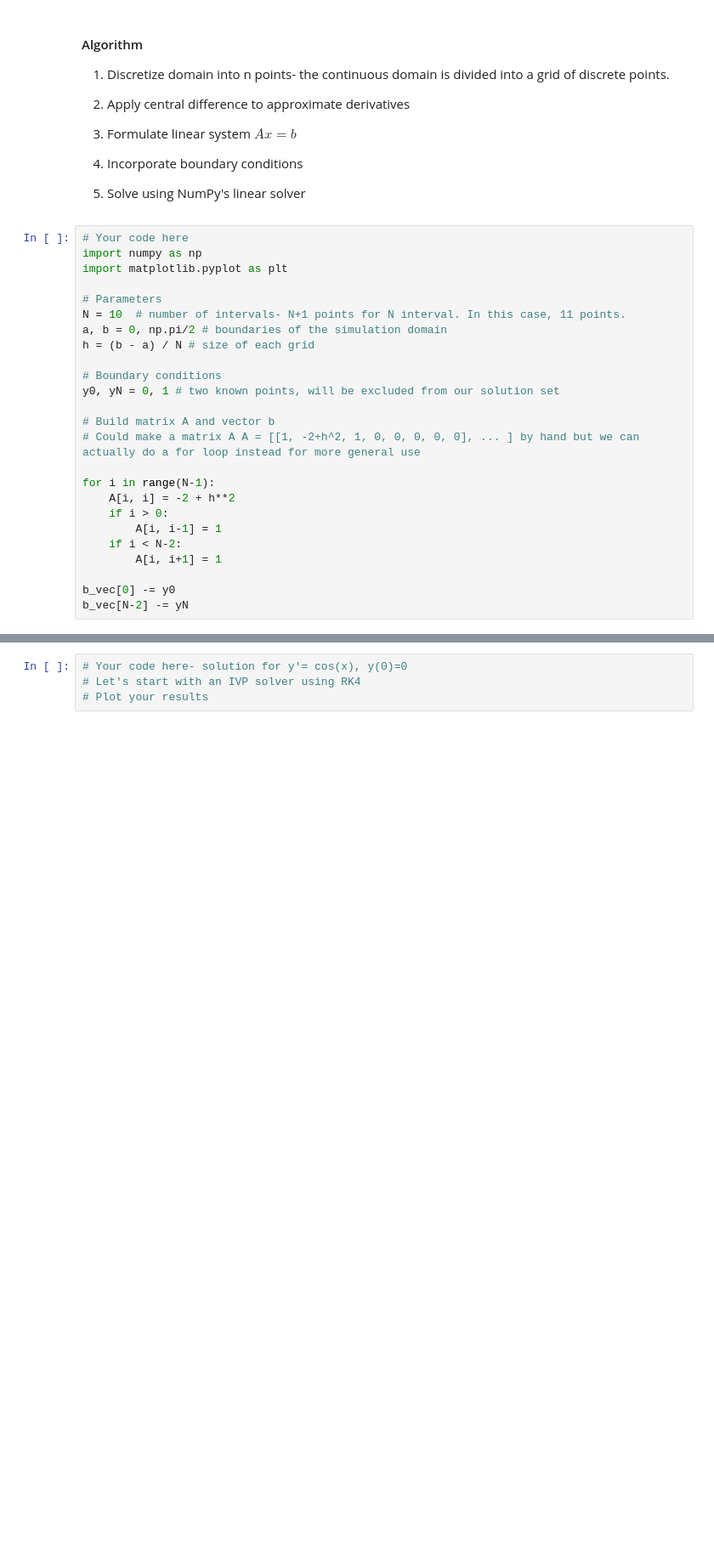
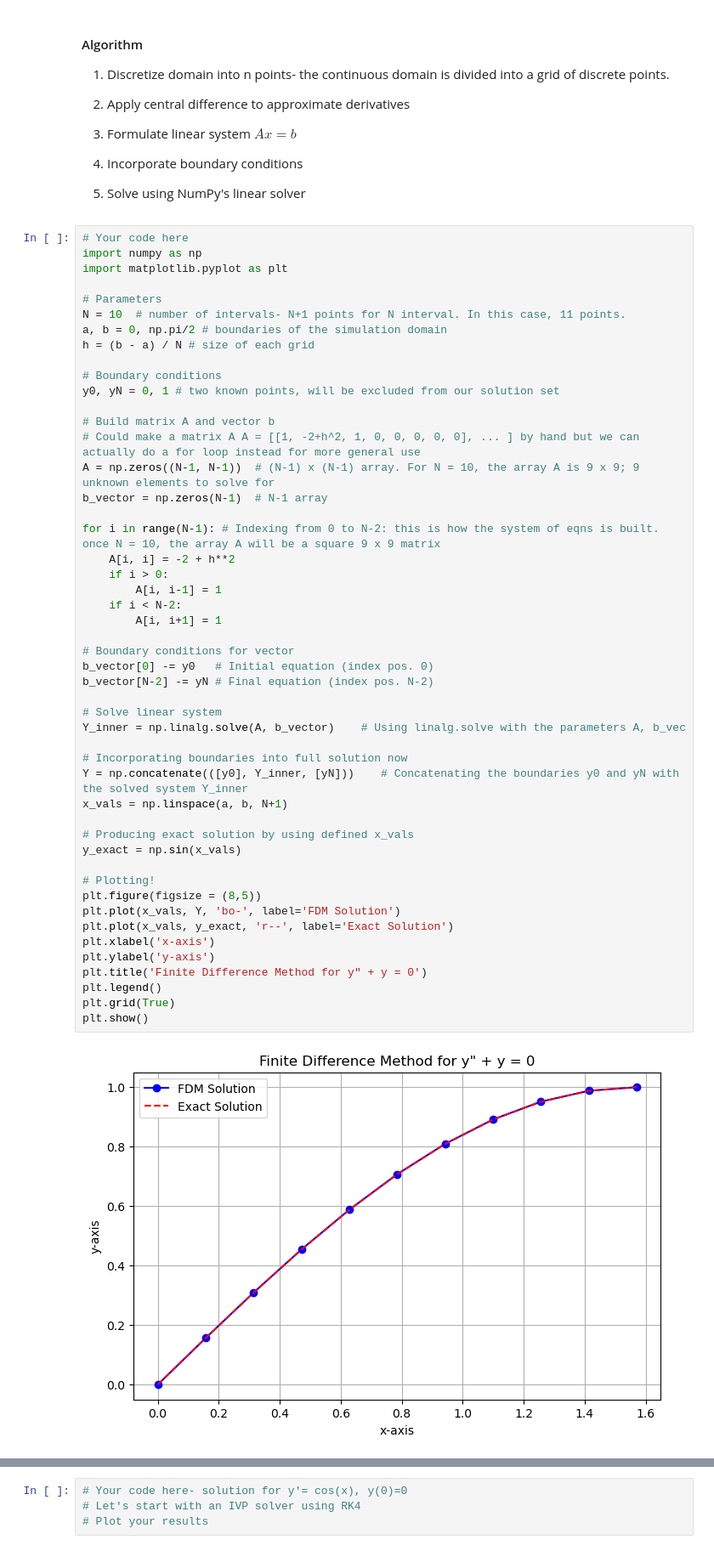
Before and after one commit to dyaoch/dyaochSU_MEGR2810_FQ25, a Jupyter notebook: Lecture 12 ODE Boundary Value Problems.ipynb, the cells around one changed output, grey strips where cells are left out. Shown at 85% size. Cells and saved outputs as stored; diff of their text form; blank space fills up the shorter version.

```diff
--- a/Lecture 12 ODE Boundary Value Problems.ipynb
+++ b/Lecture 12 ODE Boundary Value Problems.ipynb
@@ -54,25 +54,51 @@ This gives a tridiagonal system for unknowns y₁,...,yₙ₋₁.
 # %%
 # Your code here
 import numpy as np
 import matplotlib.pyplot as plt
 
 # Parameters
 N = 10  # number of intervals- N+1 points for N interval. In this case, 11 points.
 a, b = 0, np.pi/2 # boundaries of the simulation domain
 h = (b - a) / N # size of each grid
 
 # Boundary conditions
 y0, yN = 0, 1 # two known points, will be excluded from our solution set
 
 # Build matrix A and vector b
 # Could make a matrix A A = [[1, -2+h^2, 1, 0, 0, 0, 0, 0], ... ] by hand but we can actually do a for loop instead for more general use
+A = np.zeros((N-1, N-1))  # (N-1) x (N-1) array. For N = 10, the array A is 9 x 9; 9 unknown elements to solve for
+b_vector = np.zeros(N-1)  # N-1 array
 
-for i in range(N-1):
+for i in range(N-1): # Indexing from 0 to N-2: this is how the system of eqns is built. once N = 10, the array A will be a square 9 x 9 matrix
     A[i, i] = -2 + h**2
     if i > 0:
         A[i, i-1] = 1
     if i < N-2:
         A[i, i+1] = 1
 
-b_vec[0] -= y0
-b_vec[N-2] -= yN
+# Boundary conditions for vector
+b_vector[0] -= y0   # Initial equation (index pos. 0)
+b_vector[N-2] -= yN # Final equation (index pos. N-2)
+
+# Solve linear system
+Y_inner = np.linalg.solve(A, b_vector)    # Using linalg.solve with the parameters A, b_vec
+
+# Incorporating boundaries into full solution now
+Y = np.concatenate(([y0], Y_inner, [yN]))    # Concatenating the boundaries y0 and yN with the solved system Y_inner
+x_vals = np.linspace(a, b, N+1)
+
+# Producing exact solution by using defined x_vals
+y_exact = np.sin(x_vals)
+
+# Plotting!
+plt.figure(figsize = (8,5))
+plt.plot(x_vals, Y, 'bo-', label='FDM Solution')
+plt.plot(x_vals, y_exact, 'r--', label='Exact Solution')
+plt.xlabel('x-axis')
+plt.ylabel('y-axis')
+plt.title('Finite Difference Method for y" + y = 0')
+plt.legend()
+plt.grid(True)
+plt.show()
+# %% [output]
+[figure, added]
```
Also changed, not shown: parts of 1 cell of this notebook.
